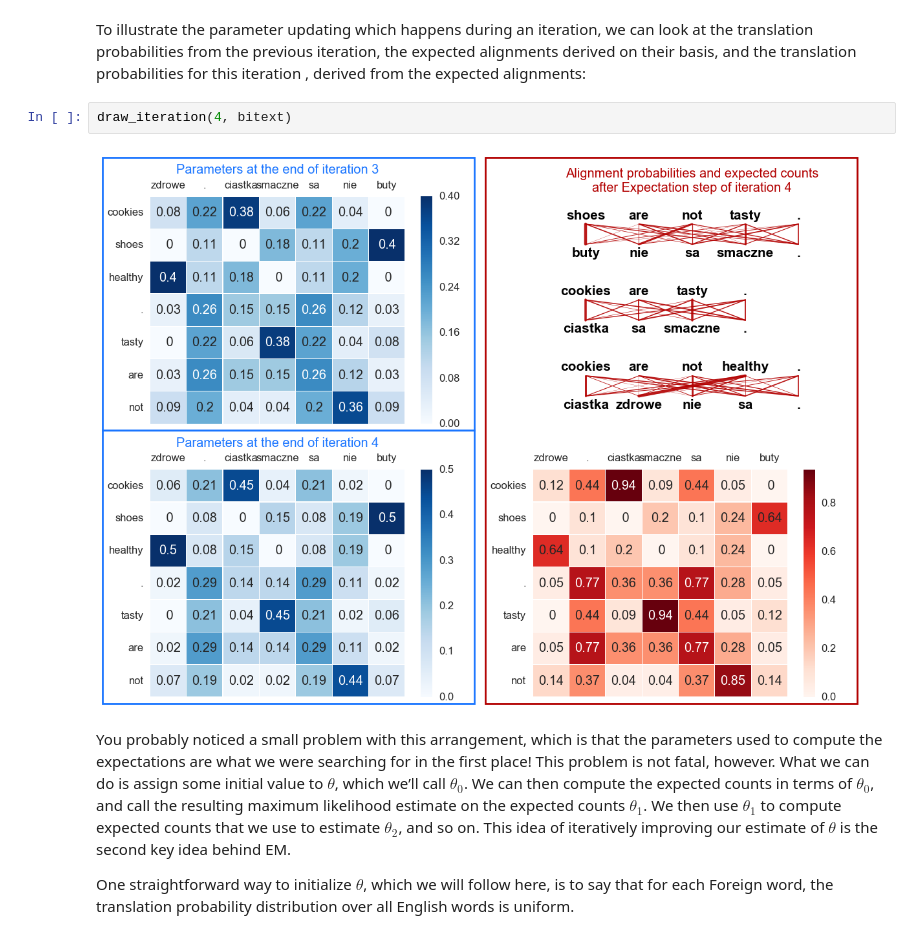
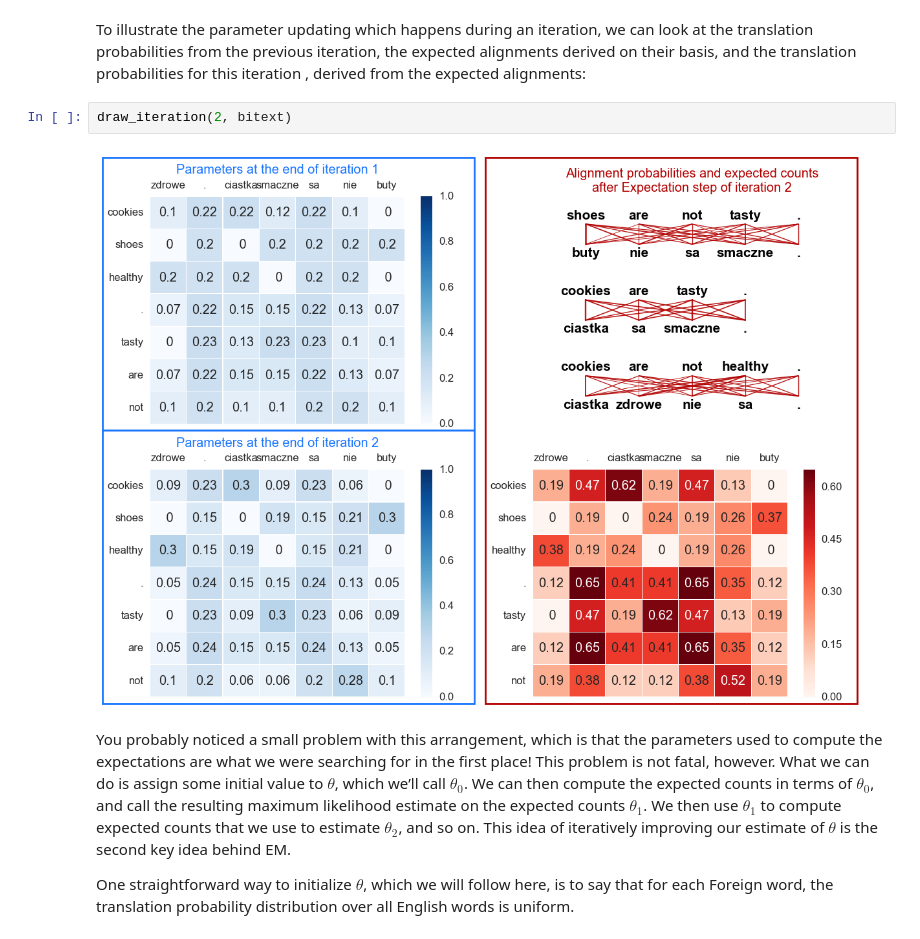
Before and after one commit to INFR11133/lab1, a Jupyter notebook: IBM1/IBM Model1.ipynb, the cells around one changed output. Cells and saved outputs as stored; diff of their text form.

```diff
--- a/IBM1/IBM Model1.ipynb
+++ b/IBM1/IBM Model1.ipynb
@@ -635,9 +628,9 @@ def iteration(theta, bitext):
 # %% [markdown]
  To illustrate the parameter updating which happens during an iteration, we can look at the translation probabilities from the previous iteration, the expected alignments derived on their basis, and the translation probabilities for this iteration , derived from the expected alignments:
 # %%
-draw_iteration(4, bitext)
+draw_iteration(2, bitext)
 # %% [output]
-[figure, old version]
+[figure, new version]
 # %% [markdown]
 You probably noticed a small problem with this arrangement, which is that the parameters used to compute the expectations are what we were searching for in the first place! This problem is not fatal, however. What we can do is assign some initial value to $\theta$, which we’ll call $\theta_0$. We can then compute the expected counts in terms of $\theta_0$, and call the resulting maximum likelihood estimate on the expected counts $\theta_1$. We then use $\theta_1$ to compute expected counts that we use to estimate $\theta_2$, and so on. This idea of iteratively improving our estimate of $\theta$ is the second key idea behind EM.
 
```
Also changed, not shown: parts of 4 cells of this notebook.
